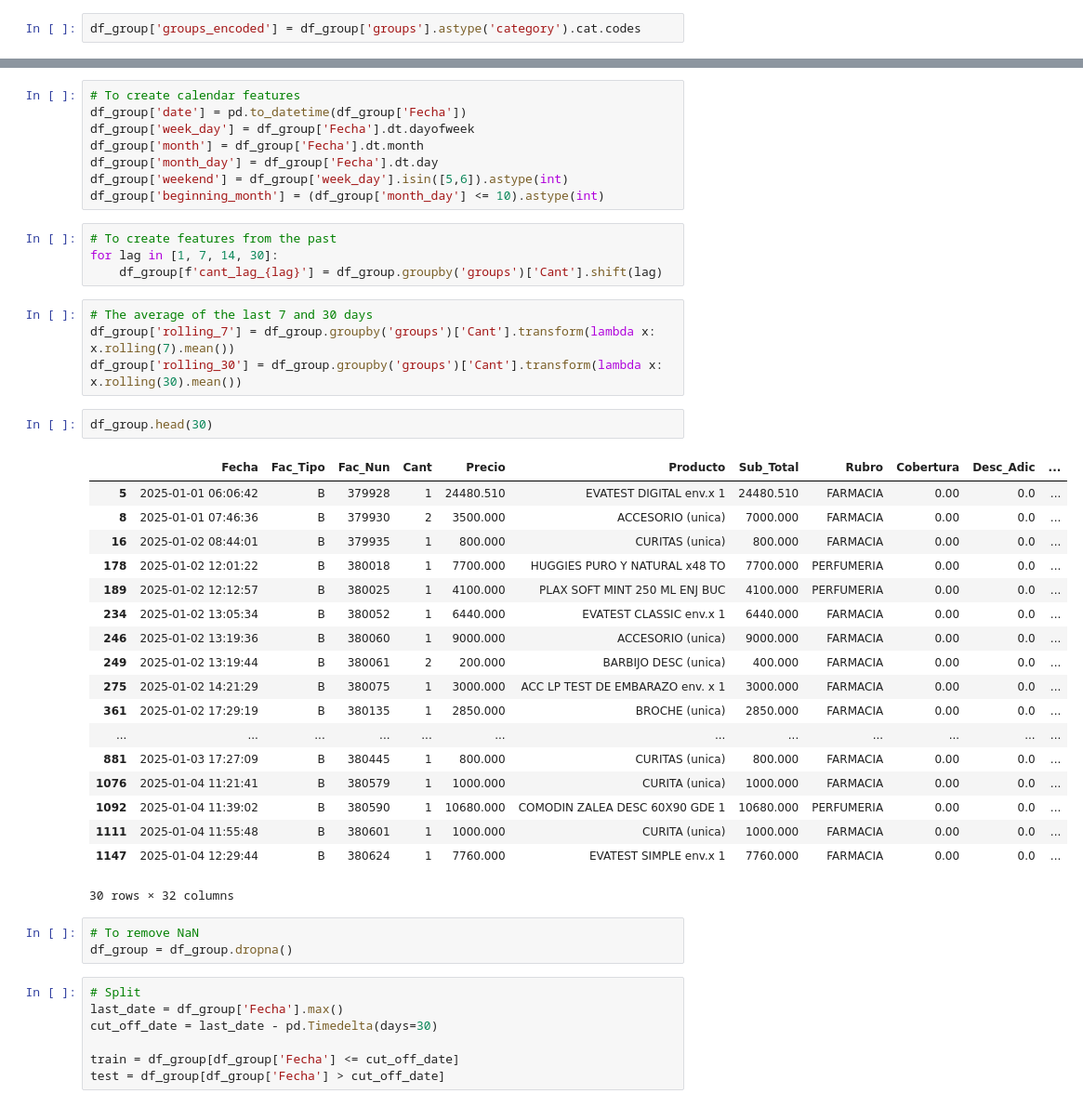
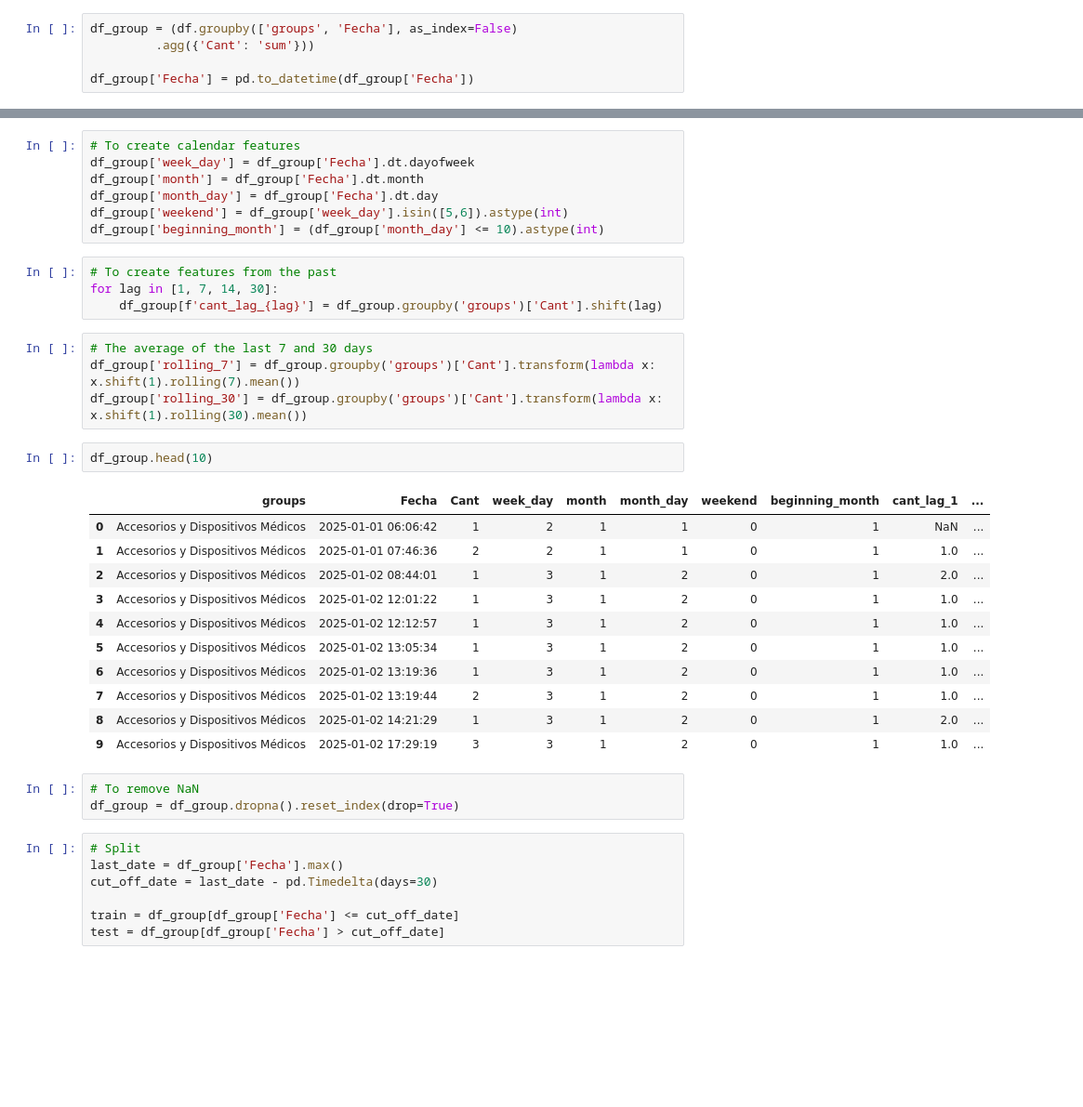
Before and after one commit to 4GeeksAcademy/sp-ml-20-final-project-g2, a Jupyter notebook: src/eda-ineta.ipynb, the cells around one changed output, grey strips where cells are left out. Shown at 93% size. Cells and saved outputs as stored; diff of their text form; blank space fills up the shorter version.

```diff
--- a/src/eda-ineta.ipynb
+++ b/src/eda-ineta.ipynb
@@ -1056,5 +1057,8 @@ Name: count, Length: 15245, dtype: int64
 # %%
 df_group = df.copy()
 # %%
-df_group['groups_encoded'] = df_group['groups'].astype('category').cat.codes
+df_group = (df.groupby(['groups', 'Fecha'], as_index=False)
+         .agg({'Cant': 'sum'}))
+
+df_group['Fecha'] = pd.to_datetime(df_group['Fecha'])
 # %%
@@ -1065,6 +1066,5 @@ df_group = df_group.sort_values(['groups', 'Fecha'])
 # %%
 # To create calendar features
-df_group['date'] = pd.to_datetime(df_group['Fecha'])
 df_group['week_day'] = df_group['Fecha'].dt.dayofweek
 df_group['month'] = df_group['Fecha'].dt.month
 df_group['month_day'] = df_group['Fecha'].dt.day
@@ -1076,32 +1076,25 @@ for lag in [1, 7, 14, 30]:
     df_group[f'cant_lag_{lag}'] = df_group.groupby('groups')['Cant'].shift(lag)
 # %%
 # The average of the last 7 and 30 days
-df_group['rolling_7'] = df_group.groupby('groups')['Cant'].transform(lambda x: x.rolling(7).mean())
-df_group['rolling_30'] = df_group.groupby('groups')['Cant'].transform(lambda x: x.rolling(30).mean())
+df_group['rolling_7'] = df_group.groupby('groups')['Cant'].transform(lambda x: x.shift(1).rolling(7).mean())
+df_group['rolling_30'] = df_group.groupby('groups')['Cant'].transform(lambda x: x.shift(1).rolling(30).mean())
 # %%
-df_group.head(30)
+df_group.head(10)
 # %% [output]
-|  | Fecha | Fac_Tipo | Fac_Nun | Cant | Precio | Producto | Sub_Total | Rubro | Cobertura | Desc_Adic | ... |
-| 5 | 2025-01-01 06:06:42 | B | 379928 | 1 | 24480.510 | EVATEST DIGITAL env.x 1 | 24480.510 | FARMACIA | 0.00 | 0.0 | ... |
-| 8 | 2025-01-01 07:46:36 | B | 379930 | 2 | 3500.000 | ACCESORIO (unica) | 7000.000 | FARMACIA | 0.00 | 0.0 | ... |
-| 16 | 2025-01-02 08:44:01 | B | 379935 | 1 | 800.000 | CURITAS (unica) | 800.000 | FARMACIA | 0.00 | 0.0 | ... |
-| 178 | 2025-01-02 12:01:22 | B | 380018 | 1 | 7700.000 | HUGGIES PURO Y NATURAL x48 TO | 7700.000 | PERFUMERIA | 0.00 | 0.0 | ... |
-| 189 | 2025-01-02 12:12:57 | B | 380025 | 1 | 4100.000 | PLAX SOFT MINT 250 ML ENJ BUC | 4100.000 | PERFUMERIA | 0.00 | 0.0 | ... |
-| 234 | 2025-01-02 13:05:34 | B | 380052 | 1 | 6440.000 | EVATEST CLASSIC env.x 1 | 6440.000 | FARMACIA | 0.00 | 0.0 | ... |
-| 246 | 2025-01-02 13:19:36 | B | 380060 | 1 | 9000.000 | ACCESORIO (unica) | 9000.000 | FARMACIA | 0.00 | 0.0 | ... |
-| 249 | 2025-01-02 13:19:44 | B | 380061 | 2 | 200.000 | BARBIJO DESC (unica) | 400.000 | FARMACIA | 0.00 | 0.0 | ... |
-| 275 | 2025-01-02 14:21:29 | B | 380075 | 1 | 3000.000 | ACC LP TEST DE EMBARAZO env. x 1 | 3000.000 | FARMACIA | 0.00 | 0.0 | ... |
-| 361 | 2025-01-02 17:29:19 | B | 380135 | 1 | 2850.000 | BROCHE (unica) | 2850.000 | FARMACIA | 0.00 | 0.0 | ... |
-| ... | ... | ... | ... | ... | ... | ... | ... | ... | ... | ... | ... |
-| 881 | 2025-01-03 17:27:09 | B | 380445 | 1 | 800.000 | CURITAS (unica) | 800.000 | FARMACIA | 0.00 | 0.0 | ... |
-| 1076 | 2025-01-04 11:21:41 | B | 380579 | 1 | 1000.000 | CURITA (unica) | 1000.000 | FARMACIA | 0.00 | 0.0 | ... |
-| 1092 | 2025-01-04 11:39:02 | B | 380590 | 1 | 10680.000 | COMODIN ZALEA DESC 60X90 GDE 1 | 10680.000 | PERFUMERIA | 0.00 | 0.0 | ... |
-| 1111 | 2025-01-04 11:55:48 | B | 380601 | 1 | 1000.000 | CURITA (unica) | 1000.000 | FARMACIA | 0.00 | 0.0 | ... |
-| 1147 | 2025-01-04 12:29:44 | B | 380624 | 1 | 7760.000 | EVATEST SIMPLE env.x 1 | 7760.000 | FARMACIA | 0.00 | 0.0 | ... |
+|  | groups | Fecha | Cant | week_day | month | month_day | weekend | beginning_month | cant_lag_1 | ... |
+| 0 | Accesorios y Dispositivos Médicos | 2025-01-01 06:06:42 | 1 | 2 | 1 | 1 | 0 | 1 | NaN | ... |
+| 1 | Accesorios y Dispositivos Médicos | 2025-01-01 07:46:36 | 2 | 2 | 1 | 1 | 0 | 1 | 1.0 | ... |
+| 2 | Accesorios y Dispositivos Médicos | 2025-01-02 08:44:01 | 1 | 3 | 1 | 2 | 0 | 1 | 2.0 | ... |
+| 3 | Accesorios y Dispositivos Médicos | 2025-01-02 12:01:22 | 1 | 3 | 1 | 2 | 0 | 1 | 1.0 | ... |
+| 4 | Accesorios y Dispositivos Médicos | 2025-01-02 12:12:57 | 1 | 3 | 1 | 2 | 0 | 1 | 1.0 | ... |
+| 5 | Accesorios y Dispositivos Médicos | 2025-01-02 13:05:34 | 1 | 3 | 1 | 2 | 0 | 1 | 1.0 | ... |
+| 6 | Accesorios y Dispositivos Médicos | 2025-01-02 13:19:36 | 1 | 3 | 1 | 2 | 0 | 1 | 1.0 | ... |
+| 7 | Accesorios y Dispositivos Médicos | 2025-01-02 13:19:44 | 2 | 3 | 1 | 2 | 0 | 1 | 1.0 | ... |
+| 8 | Accesorios y Dispositivos Médicos | 2025-01-02 14:21:29 | 1 | 3 | 1 | 2 | 0 | 1 | 2.0 | ... |
+| 9 | Accesorios y Dispositivos Médicos | 2025-01-02 17:29:19 | 3 | 3 | 1 | 2 | 0 | 1 | 1.0 | ... |
-30 rows × 32 columns
 # %%
 # To remove NaN
-df_group = df_group.dropna()
+df_group = df_group.dropna().reset_index(drop=True)
 # %%
 # Split
 last_date = df_group['Fecha'].max()
```
Also changed, not shown: parts of 23 cells of this notebook.
